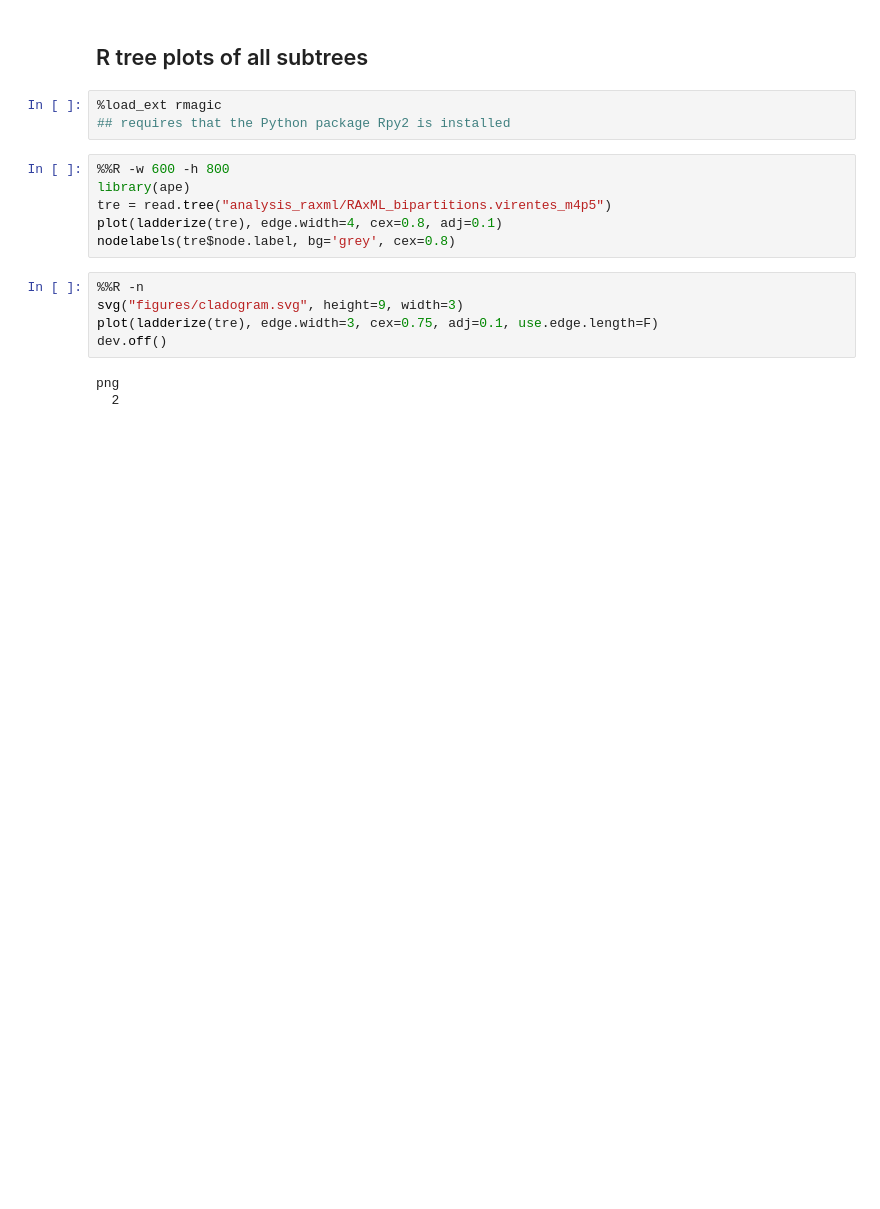
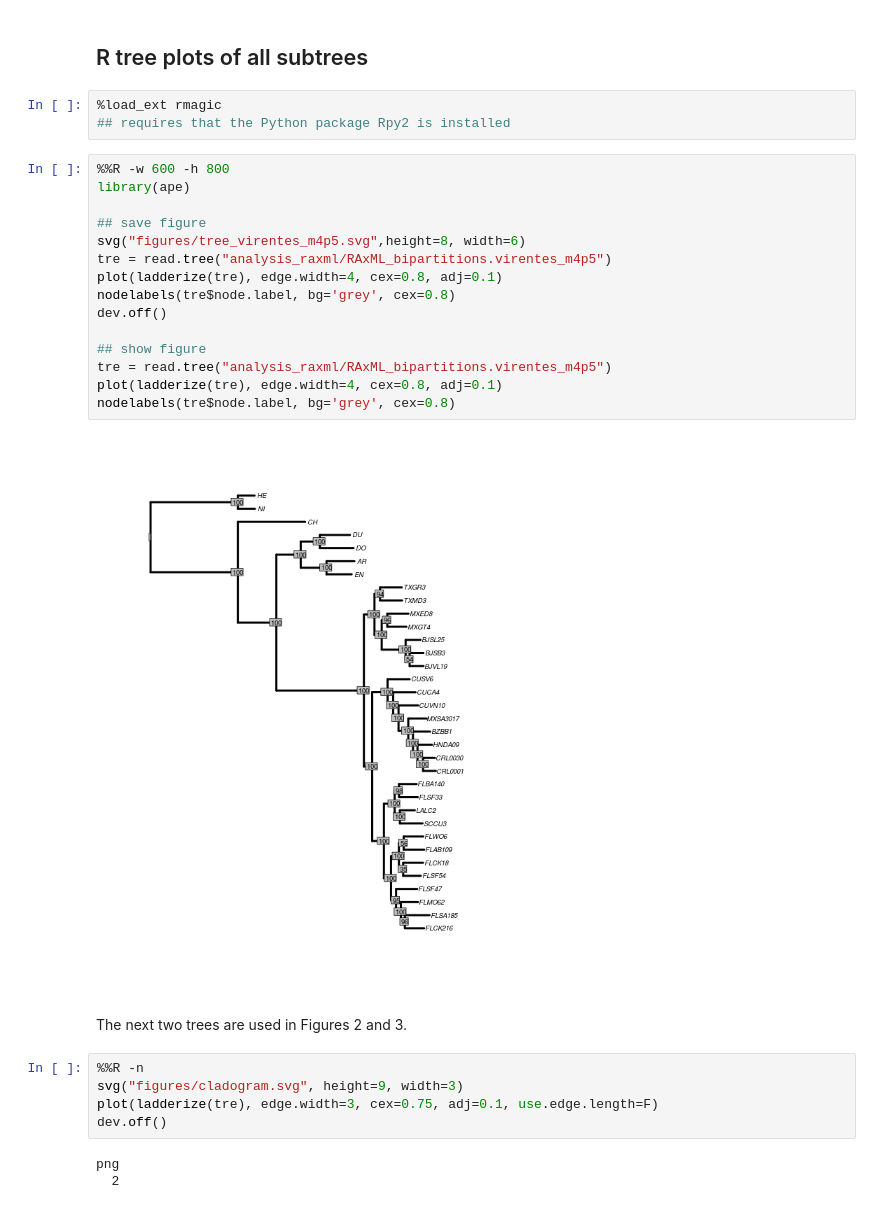
Before and after one commit to dereneaton/virentes, a Jupyter notebook: virentes_introgression.ipynb, the cells around one changed output. Drawn from its saved outputs; the diff is of its cells as text; blank space fills up the shorter version.

Commit message:
tables and figures

```diff
--- a/virentes_introgression.ipynb
+++ b/virentes_introgression.ipynb
@@ -1427,9 +1398,22 @@ plt.show()
 # %%
 %%R -w 600 -h 800
 library(ape)
+
+## save figure
+svg("figures/tree_virentes_m4p5.svg",height=8, width=6)
 tre = read.tree("analysis_raxml/RAxML_bipartitions.virentes_m4p5")
 plot(ladderize(tre), edge.width=4, cex=0.8, adj=0.1)
 nodelabels(tre$node.label, bg='grey', cex=0.8)
+dev.off()
+
+## show figure
+tre = read.tree("analysis_raxml/RAxML_bipartitions.virentes_m4p5")
+plot(ladderize(tre), edge.width=4, cex=0.8, adj=0.1)
+nodelabels(tre$node.label, bg='grey', cex=0.8)
+# %% [output]
+[figure, added]
+# %% [markdown]
+The next two trees are used in Figures 2 and 3.
 # %%
 %%R -n
 svg("figures/cladogram.svg", height=9, width=3)
```
Also changed, not shown: parts of 31 cells of this notebook.
